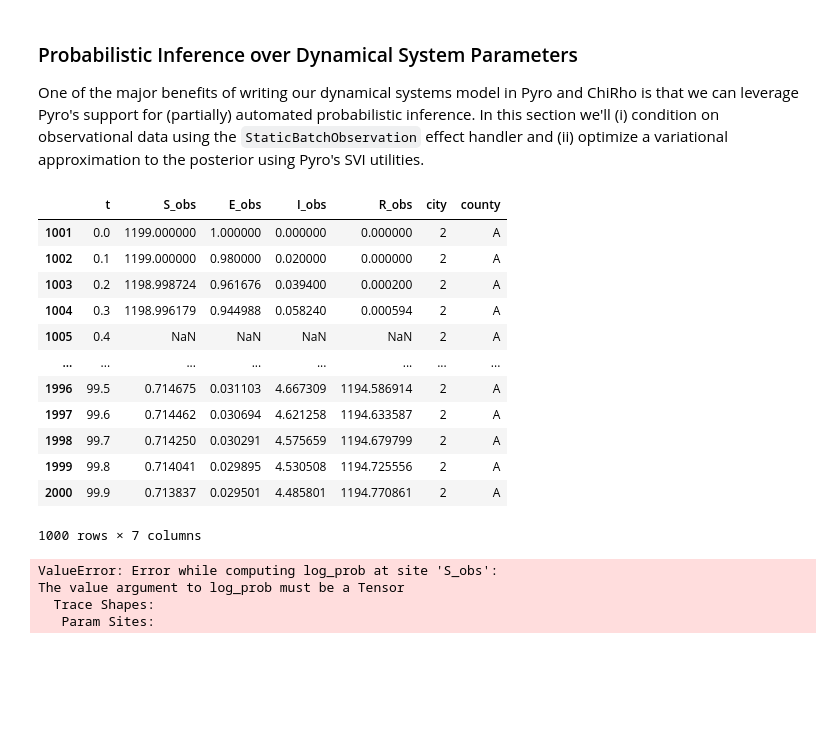
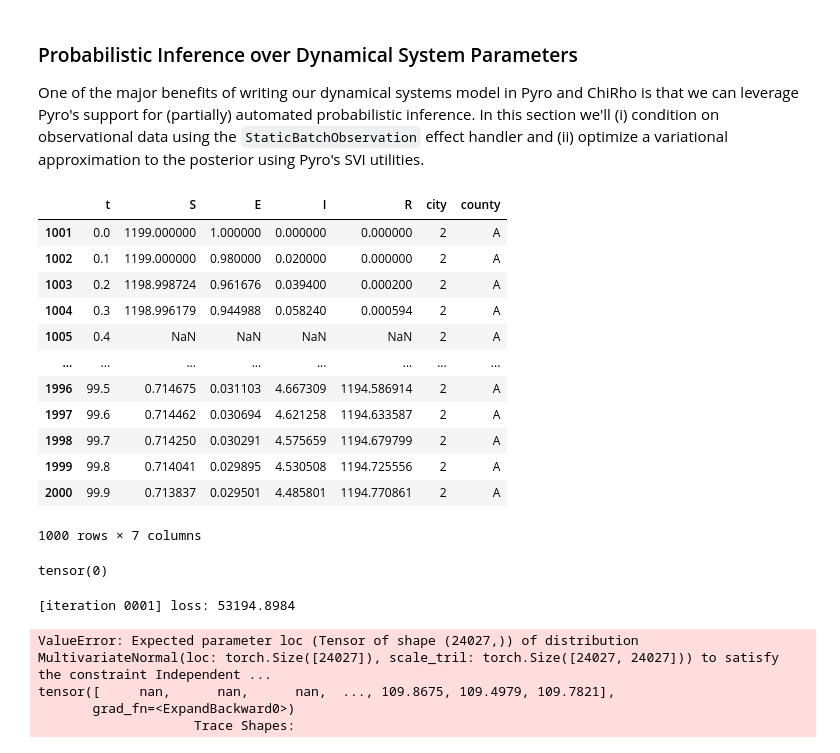
Before and after one commit to DARPA-ASKEM/program-milestones, a Jupyter notebook: Nov-24-monthly-epi-demo/Scenario-4/dynamical_multi.ipynb, the cells around one changed output. Drawn from its saved outputs; the diff is of its cells as text; code cells hidden in the pictures; blank space fills up the shorter version.

```diff
--- a/Nov-24-monthly-epi-demo/Scenario-4/dynamical_multi.ipynb
+++ b/Nov-24-monthly-epi-demo/Scenario-4/dynamical_multi.ipynb
@@ -440,6 +512,10 @@ with pyro.poutine.trace() as tr:
     # Suppose we only observe the number of infected and recovered individuals in the first city.
     single_city_observation_model(seir_obs_traj, 0)
 observed_columns = {"S": "S_obs", "E": "E_obs", "I": "I_obs", "R": "R_obs"}
-seir_data = pd.read_csv("S4_data.csv",index_col=0).rename(columns=observed_columns)#.set_index(["county", "city"])
-seir_data[seir_data["city"] == 2]
+#seir_data = pd.read_csv("S4_data.csv",index_col=0).rename(columns=observed_columns)#.set_index(["county", "city"])
+seir_df = pd.read_csv("S4_data.csv", index_col=0)
+seir_df['t'] = seir_df['t'].round(1)
+seir_data = {f'{key}_obs': process_seir_data(seir_df, key) for key in ['S', 'E', 'I', 'R']}
+seir_mask = {f'{key}_mask': ~seir_data[f'{key}_obs'].isnan() for key in ['S', 'E', 'I', 'R']}
+seir_mask['S_mask'].shape, seir_data['S_obs'].shape
 # %% [output]
@@ -654,9 +735,9 @@ We can see that without any data our prior has induced extremely broad uncertain
 
 One of the major benefits of writing our dynamical systems model in Pyro and ChiRho is that we can leverage Pyro's support for (partially) automated probabilistic inference. In this section we'll (i) condition on observational data using the `StaticBatchObservation` effect handler and (ii) optimize a variational approximation to the posterior using Pyro's SVI utilities.
 # %%
-seir_data[seir_data["city"] == 2]
+seir_df[seir_df["city"] == 2]
 # %% [output]
-|  | t | S_obs | E_obs | I_obs | R_obs | city | county |
+|  | t | S | E | I | R | city | county |
 | 1001 | 0.0 | 1199.000000 | 1.000000 | 0.000000 | 0.000000 | 2 | A |
 | 1002 | 0.1 | 1199.000000 | 0.980000 | 0.020000 | 0.000000 | 2 | A |
 | 1003 | 0.2 | 1198.998724 | 0.961676 | 0.039400 | 0.000200 | 2 | A |
@@ -710,21 +791,27 @@ def run_svi_inference(
         if (step % 25 == 0) or (step == 1) & verbose:
             print("[iteration %04d] loss: %.4f" % (step, loss))
     return guide
+# %%
+seir_obs_traj['R'].isnan().sum()
+# %% [output]
+tensor(0)
 # %%
 # Run inference to approximate the posterior distribution of the SIR model parameters
 seir_guide = run_svi_inference(
     conditioned_seir,
     num_steps=num_steps,
     obs_times=obs_logging_times,
-    data=seir_data,
+    data=seir_obs_traj,
     init_state=init_state,
     start_time=start_time,
+    batch_dim=0
 )
 # %% [output]
-ValueError: Error while computing log_prob at site 'S_obs':
-The value argument to log_prob must be a Tensor
-  Trace Shapes:
-   Param Sites:
+[iteration 0001] loss: 53194.8984
+ValueError: Expected parameter loc (Tensor of shape (24027,)) of distribution MultivariateNormal(loc: torch.Size([24027]), scale_tril: torch.Size([24027, 24027])) to satisfy the constraint Independent ...
+tensor([     nan,      nan,      nan,  ..., 109.8675, 109.4979, 109.7821],
+       grad_fn=<ExpandBackward0>)
+                    Trace Shapes:
 # %%
 import pandas as pd
 def identify_nans(data_df, return_labels=False):
```
Also changed, not shown: parts of 16 cells of this notebook.
